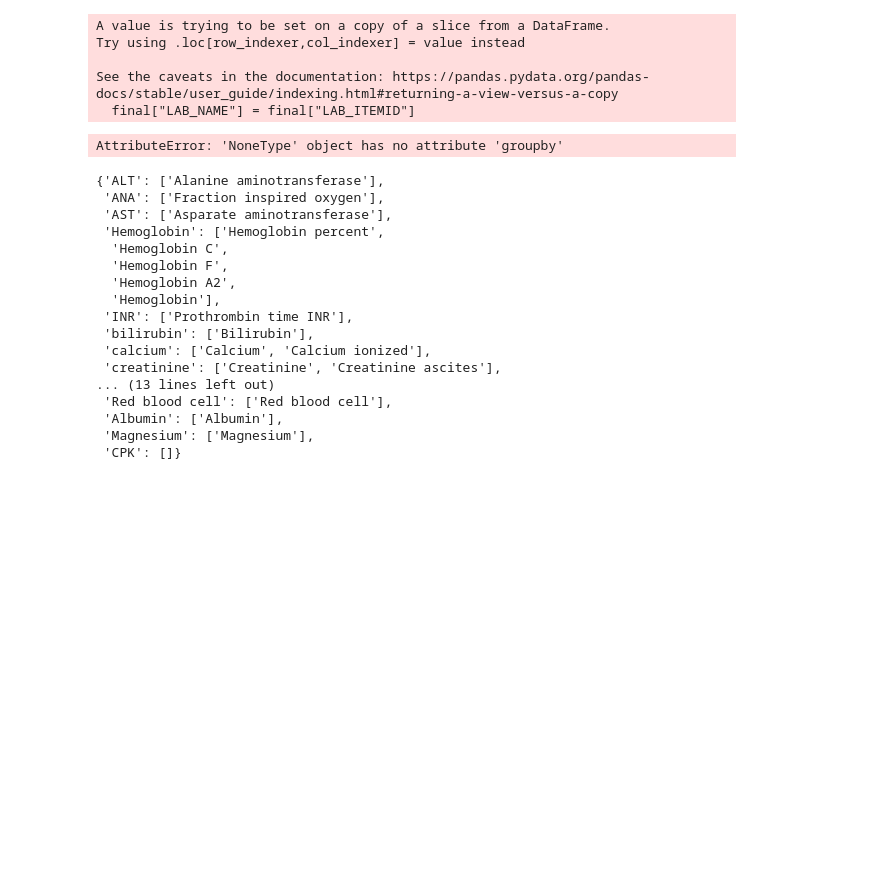
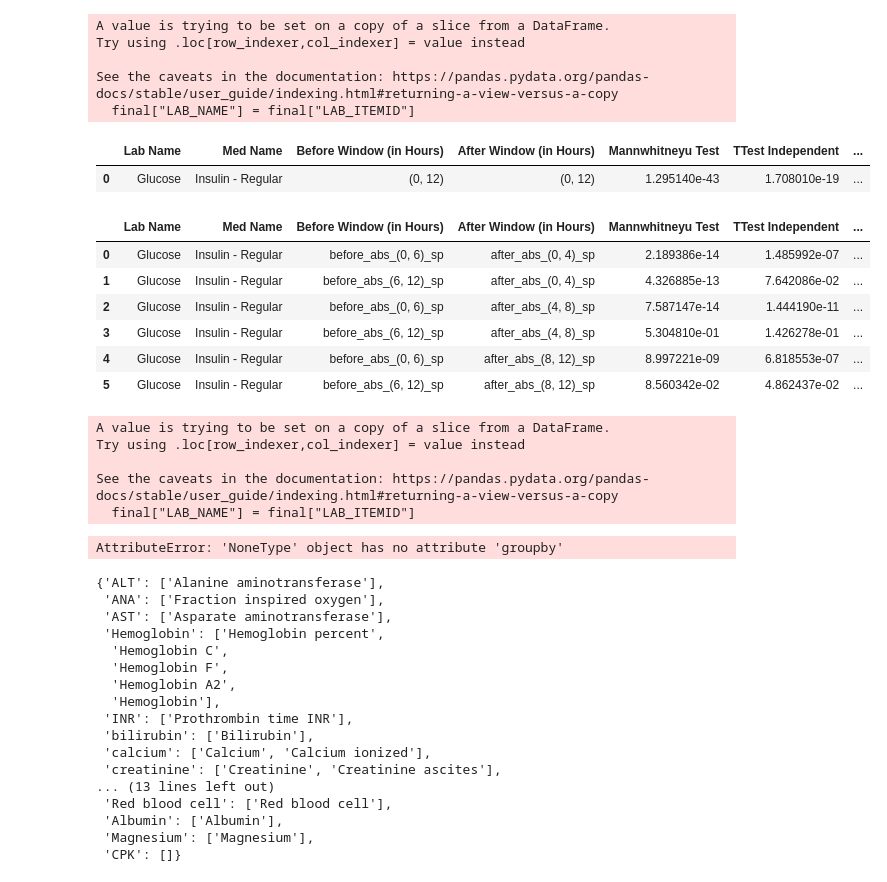
Before and after one commit to dancoster/DrugLab, a Jupyter notebook: main.ipynb, the cells around one changed output. Saved outputs shown, nothing was run; the diff lists cells and outputs as text; code cells hidden in the pictures; blank space fills up the shorter version.

```diff
--- a/main.ipynb
+++ b/main.ipynb
@@ -57,0 +169,14 @@ gender, age_a, age_b, ethnicity, lab_mapping, before_windows, after_windows = se
+# %%
+m_final_lab_med_data = mimic_data_querier.generate_med_lab_data(None, None, None, before_windows, after_windows)
+# %% [output]
+A value is trying to be set on a copy of a slice from a DataFrame.
+Try using .loc[row_indexer,col_indexer] = value instead
+
+See the caveats in the documentation: https://pandas.pydata.org/pandas-docs/stable/user_guide/indexing.html#returning-a-view-versus-a-copy
+  final["LAB_NAME"] = final["LAB_ITEMID"]
+# %%
+med_lab_pair_data = m_final_lab_med_data[0]
+# %%
+analyzer = ClinicalDiscoveryAnalysis(med_lab_pair_data)
+lab_name = 'Glucose'
+med_name = 'Insulin - Regular'
@@ -57,0 +188,17 @@ gender, age_a, age_b, ethnicity, lab_mapping, before_windows, after_windows = se
+# %%
+res_dis_1 = analyzer.statistical_tests(med_name, lab_name, before_windows, after_windows)
+# %%
+pd.DataFrame(res_dis_1)
+# %% [output]
+|  | Lab Name | Med Name | Before Window (in Hours) | After Window (in Hours) | Mannwhitneyu Test | TTest Independent | ... |
+| 0 | Glucose | Insulin - Regular | (0, 12) | (0, 12) | 1.295140e-43 | 1.708010e-19 | ... |
+# %%
+pd.DataFrame(res_dis_1)
+# %% [output]
+|  | Lab Name | Med Name | Before Window (in Hours) | After Window (in Hours) | Mannwhitneyu Test | TTest Independent | ... |
+| 0 | Glucose | Insulin - Regular | before_abs_(0, 6)_sp | after_abs_(0, 4)_sp | 2.189386e-14 | 1.485992e-07 | ... |
+| 1 | Glucose | Insulin - Regular | before_abs_(6, 12)_sp | after_abs_(0, 4)_sp | 4.326885e-13 | 7.642086e-02 | ... |
+| 2 | Glucose | Insulin - Regular | before_abs_(0, 6)_sp | after_abs_(4, 8)_sp | 7.587147e-14 | 1.444190e-11 | ... |
+| 3 | Glucose | Insulin - Regular | before_abs_(6, 12)_sp | after_abs_(4, 8)_sp | 5.304810e-01 | 1.426278e-01 | ... |
+| 4 | Glucose | Insulin - Regular | before_abs_(0, 6)_sp | after_abs_(8, 12)_sp | 8.997221e-09 | 6.818553e-07 | ... |
+| 5 | Glucose | Insulin - Regular | before_abs_(6, 12)_sp | after_abs_(8, 12)_sp | 8.560342e-02 | 4.862437e-02 | ... |
```
Also changed, not shown: parts of 18 cells of this notebook, 2 other files.
